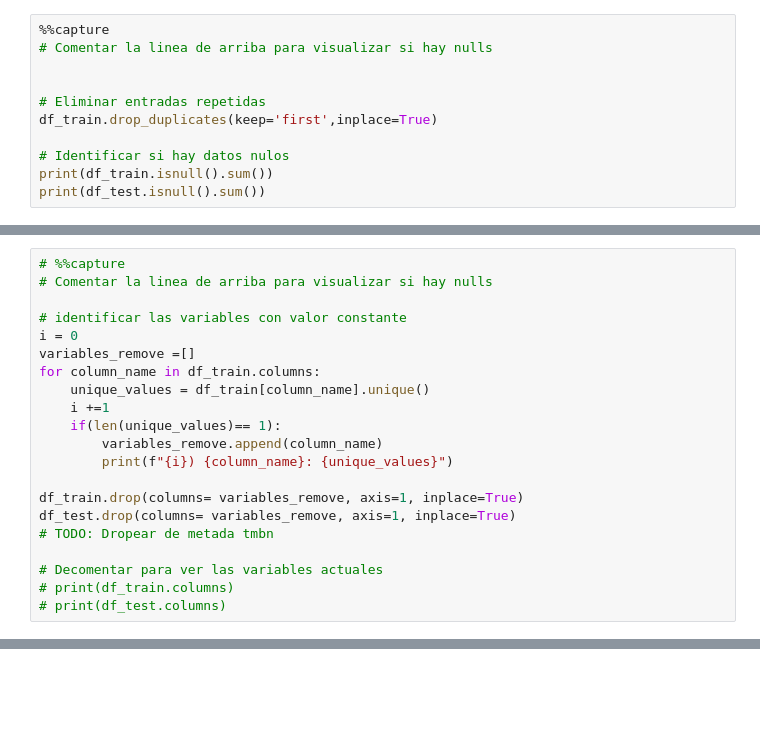
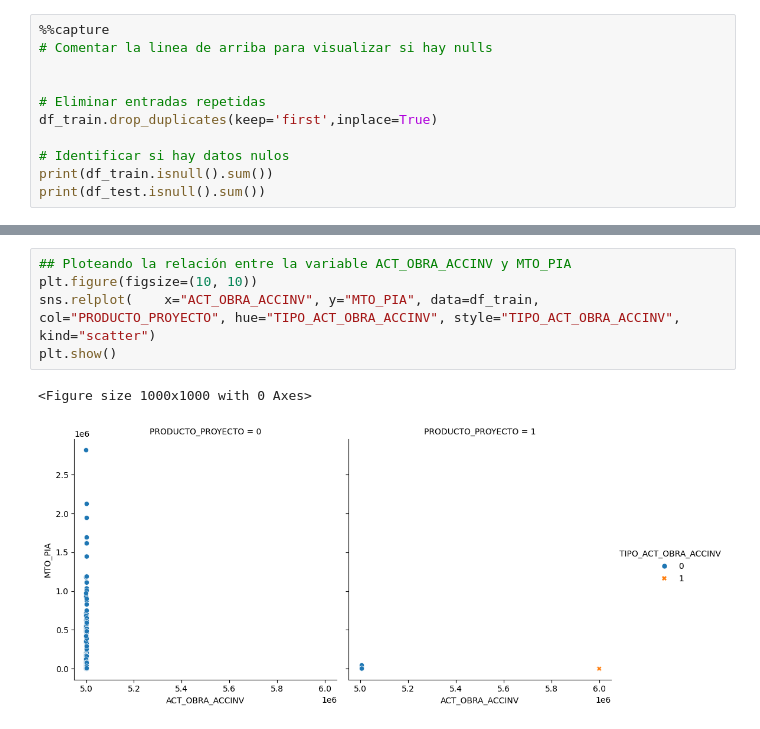
Before and after one commit to DavidHerencia/Proyecto_1_ML, a Jupyter notebook: processing_data.ipynb, the cells around one changed output, grey strips where cells are left out. Drawn from its saved outputs; the diff is of its cells as text; blank space fills up the shorter version.

```diff
--- a/processing_data.ipynb
+++ b/processing_data.ipynb
@@ -53,21 +229,0 @@ print(df_test.isnull().sum())
-# %%
-# %%capture
-# Comentar la linea de arriba para visualizar si hay nulls
-
-# identificar las variables con valor constante
-i = 0
-variables_remove =[]
-for column_name in df_train.columns:
-    unique_values = df_train[column_name].unique()
-    i +=1
-    if(len(unique_values)== 1):
-        variables_remove.append(column_name)
-        print(f"{i}) {column_name}: {unique_values}")
-
-df_train.drop(columns= variables_remove, axis=1, inplace=True)
-df_test.drop(columns= variables_remove, axis=1, inplace=True)
-# TODO: Dropear de metada tmbn
-
-# Decomentar para ver las variables actuales
-# print(df_train.columns)
-# print(df_test.columns)
@@ -114,0 +416,8 @@ for column_name in df_train.columns:
+# %%
+## Ploteando la relación entre la variable ACT_OBRA_ACCINV y MTO_PIA
+plt.figure(figsize=(10, 10))
+sns.relplot(    x="ACT_OBRA_ACCINV", y="MTO_PIA", data=df_train,  col="PRODUCTO_PROYECTO", hue="TIPO_ACT_OBRA_ACCINV", style="TIPO_ACT_OBRA_ACCINV", kind="scatter")
+plt.show()
+# %% [output]
+<Figure size 1000x1000 with 0 Axes>
+[figure, added]
```
Also changed, not shown: parts of 38 cells of this notebook, 6 other files.
